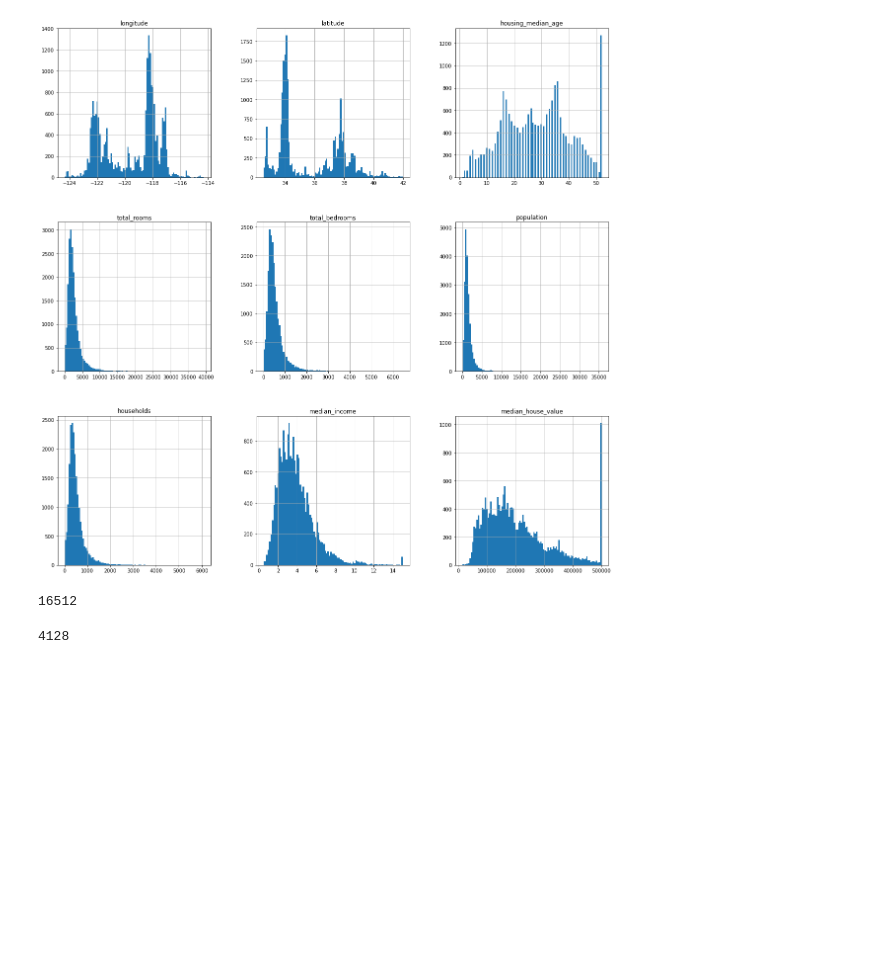
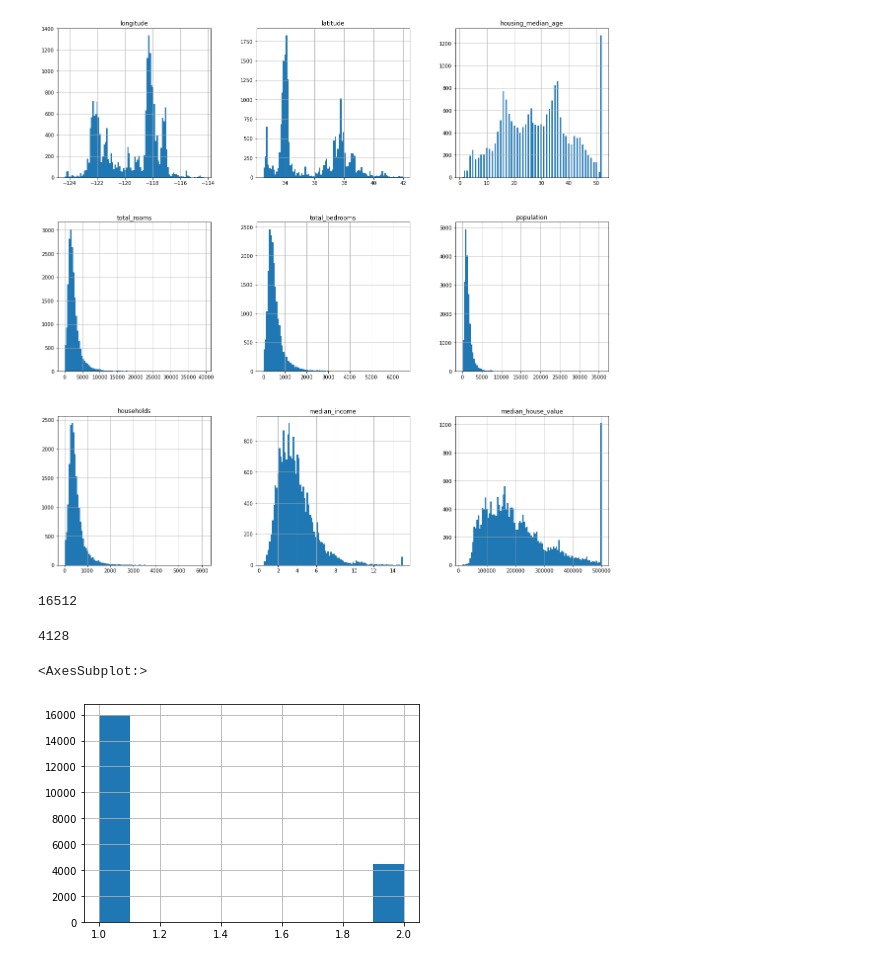
Before and after one commit to zeel-04/Housing_price_precdiction, a Jupyter notebook: House prediction.ipynb, the cells around one changed output. Saved outputs shown, nothing was run; the diff lists cells and outputs as text; code cells hidden in the pictures; blank space fills up the shorter version.

```diff
--- a/House prediction.ipynb
+++ b/House prediction.ipynb
@@ -130,0 +133,7 @@ len(test_set)
+# %%
+housing["income_cat"] = pd.cut(housing["median_income"],bins=[1,5,np.inf],labels=[1,2])
+# %%
+housing["income_cat"].hist()
+# %% [output]
+<AxesSubplot:>
+[figure, added]
```
Also changed, not shown: parts of 1 cell of this notebook.
